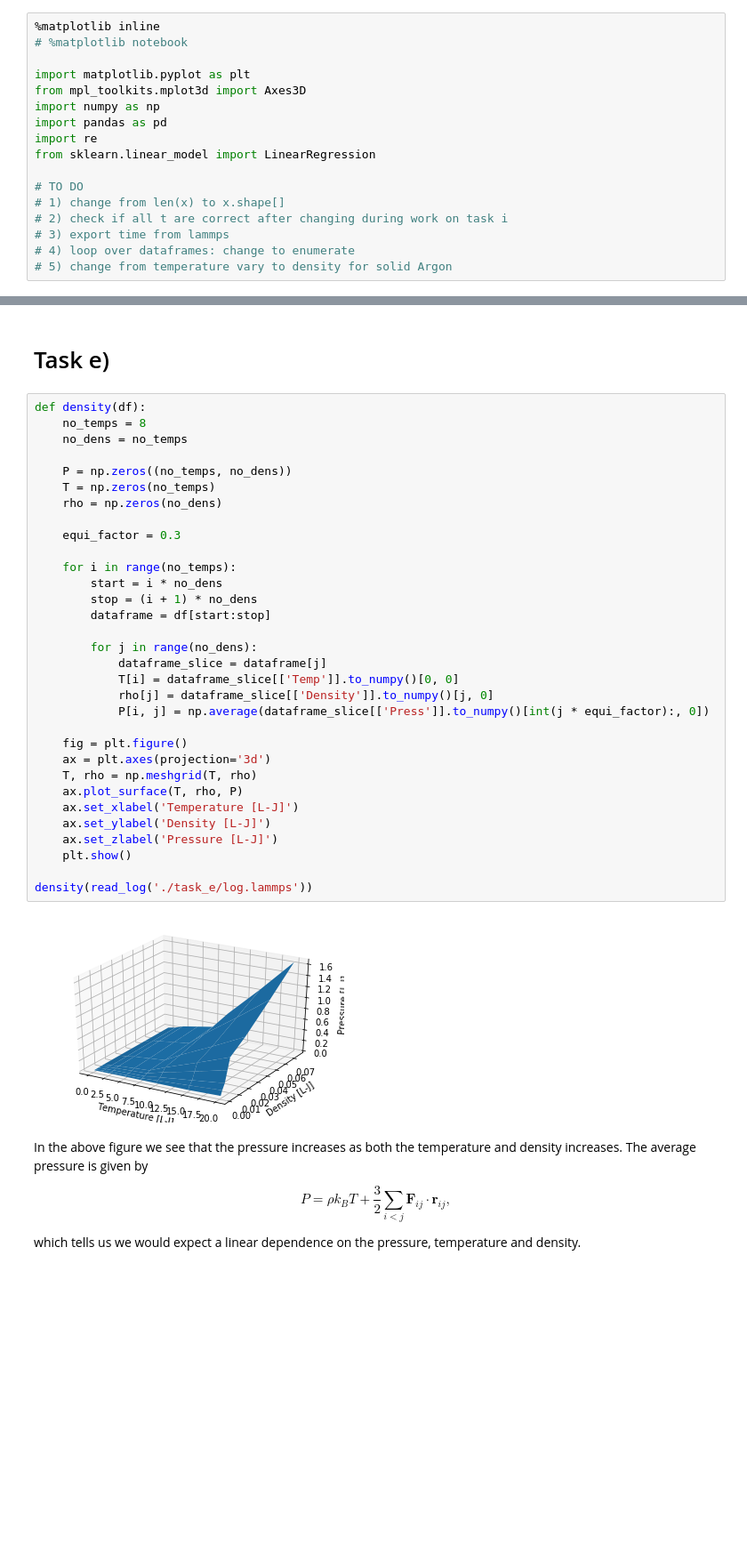
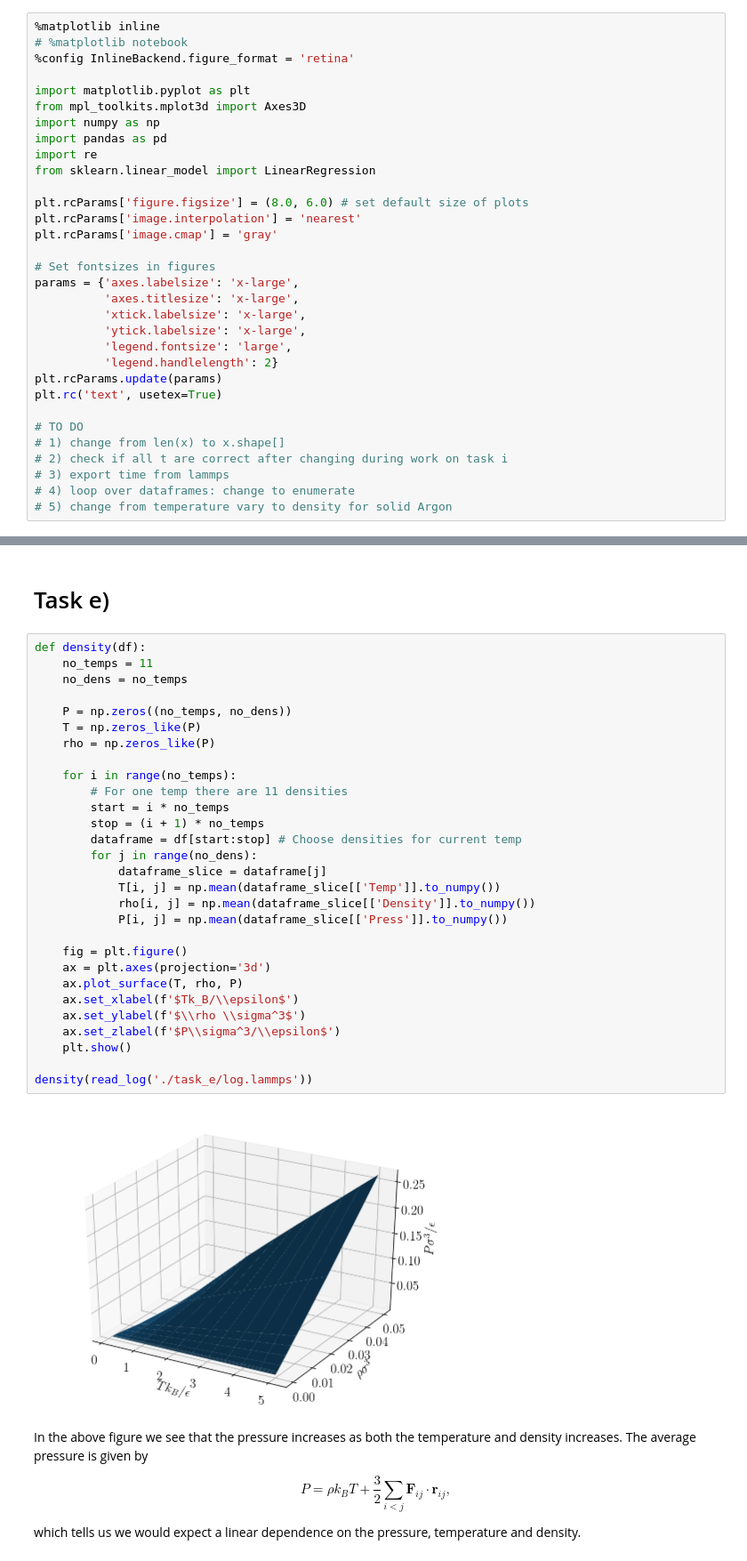
Before and after one commit to chdre/FYS4460, a Jupyter notebook: Project1/Project1.ipynb, the cells around one changed output, grey strips where cells are left out. Shown at 89% size. Cells and saved outputs as stored; diff of their text form; blank space fills up the shorter version.

```diff
--- a/Project1/Project1.ipynb
+++ b/Project1/Project1.ipynb
@@ -1,6 +1,7 @@
 # %%
 %matplotlib inline
 # %matplotlib notebook
+%config InlineBackend.figure_format = 'retina'
 
 import matplotlib.pyplot as plt
 from mpl_toolkits.mplot3d import Axes3D
@@ -9,6 +10,20 @@ import pandas as pd
 import re
 from sklearn.linear_model import LinearRegression
 
+plt.rcParams['figure.figsize'] = (8.0, 6.0) # set default size of plots
+plt.rcParams['image.interpolation'] = 'nearest'
+plt.rcParams['image.cmap'] = 'gray'
+
+# Set fontsizes in figures
+params = {'axes.labelsize': 'x-large',
+          'axes.titlesize': 'x-large',
+          'xtick.labelsize': 'x-large',
+          'ytick.labelsize': 'x-large',
+          'legend.fontsize': 'large',
+          'legend.handlelength': 2}
+plt.rcParams.update(params)
+plt.rc('text', usetex=True)
+
 # TO DO
 # 1) change from len(x) to x.shape[]
 # 2) check if all t are correct after changing during work on task i
@@ -309,38 +317,35 @@ From the figure above we see that the pressure increases linearly as we increase
 # Task e)
 # %%
 def density(df):
-    no_temps = 8
+    no_temps = 11
     no_dens = no_temps
 
     P = np.zeros((no_temps, no_dens))
-    T = np.zeros(no_temps)
-    rho = np.zeros(no_dens)
-
-    equi_factor = 0.3
+    T = np.zeros_like(P)
+    rho = np.zeros_like(P)
 
     for i in range(no_temps):
-        start = i * no_dens
-        stop = (i + 1) * no_dens
-        dataframe = df[start:stop]
-
+        # For one temp there are 11 densities
+        start = i * no_temps
+        stop = (i + 1) * no_temps
+        dataframe = df[start:stop] # Choose densities for current temp
         for j in range(no_dens):
             dataframe_slice = dataframe[j]
-            T[i] = dataframe_slice[['Temp']].to_numpy()[0, 0]
-            rho[j] = dataframe_slice[['Density']].to_numpy()[j, 0]
-            P[i, j] = np.average(dataframe_slice[['Press']].to_numpy()[int(j * equi_factor):, 0])
+            T[i, j] = np.mean(dataframe_slice[['Temp']].to_numpy())
+            rho[i, j] = np.mean(dataframe_slice[['Density']].to_numpy())
+            P[i, j] = np.mean(dataframe_slice[['Press']].to_numpy())
 
     fig = plt.figure()
     ax = plt.axes(projection='3d')
-    T, rho = np.meshgrid(T, rho)
     ax.plot_surface(T, rho, P)
-    ax.set_xlabel('Temperature [L-J]')
-    ax.set_ylabel('Density [L-J]')
-    ax.set_zlabel('Pressure [L-J]')
+    ax.set_xlabel(f'$Tk_B/\\epsilon$')
+    ax.set_ylabel(f'$\\rho \\sigma^3$')
+    ax.set_zlabel(f'$P\\sigma^3/\\epsilon$')
     plt.show()
 
 density(read_log('./task_e/log.lammps'))
 # %% [output]
-[figure, old version]
+[figure, new version]
 # %% [markdown]
 In the above figure we see that the pressure increases as both the temperature and density increases. The average pressure is given by
 
```
Also changed, not shown: parts of 34 cells of this notebook, 55 other files.
